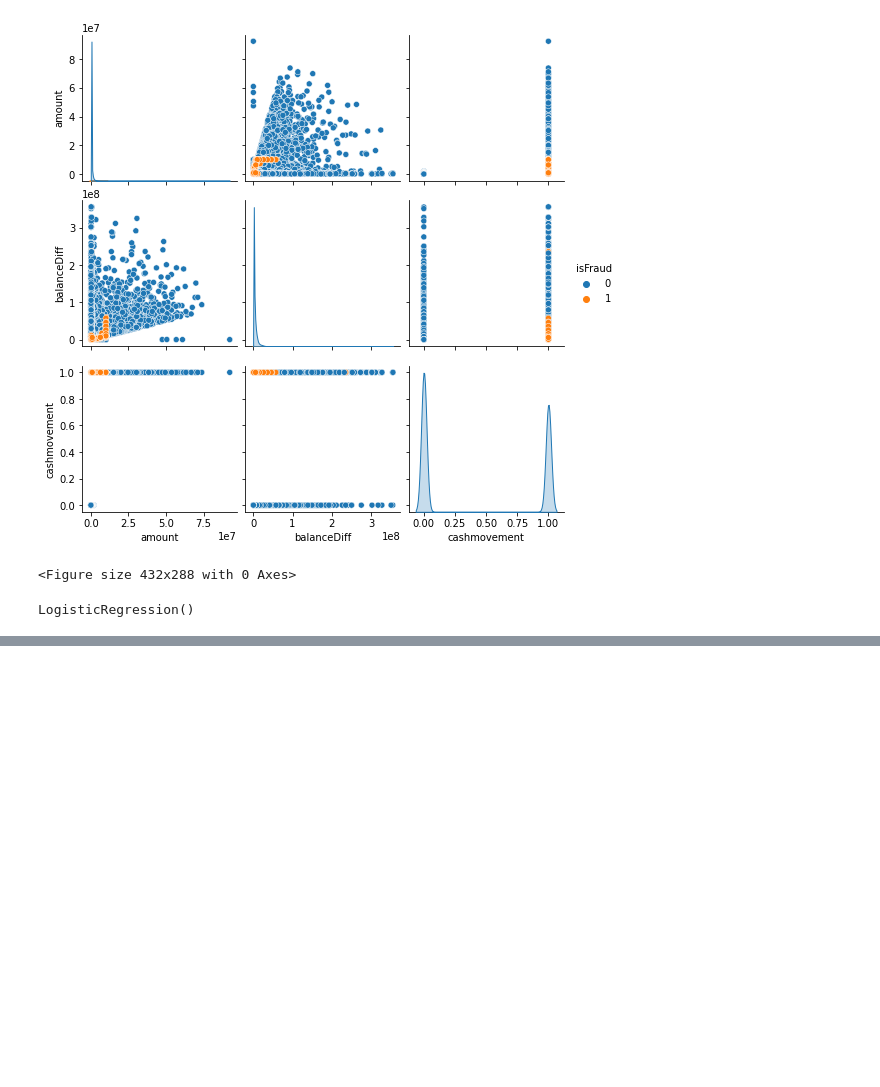
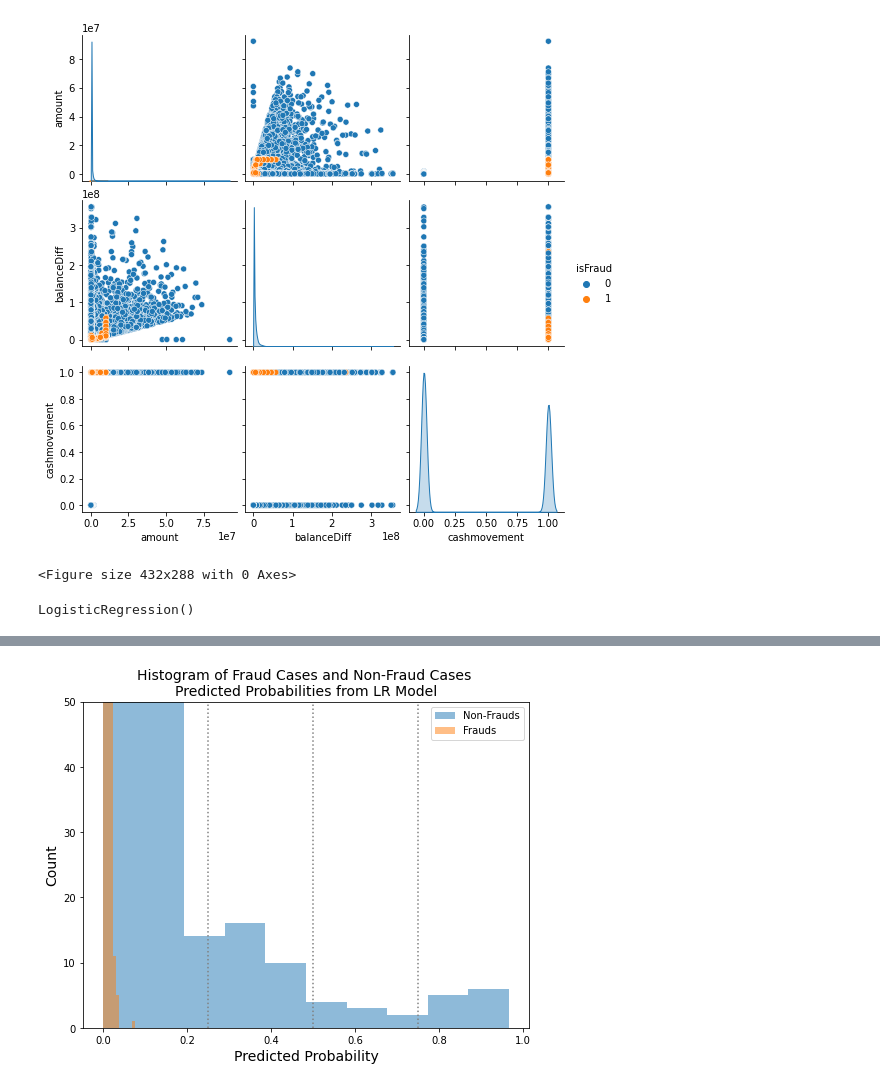
Before and after one commit to Alpacatony/Kaggle, a Jupyter notebook: fraud-detection-21-1-2023.ipynb, the cells around one changed output, grey strips where cells are left out. Cells and saved outputs as stored; diff of their text form; code cells hidden in the pictures; blank space fills up the shorter version.

Commit message:
Kaggle Notebook | Fraud Detection 21-1-2023 | Version 3 | Added Conclusion Histogram

```diff
--- a/fraud-detection-21-1-2023.ipynb
+++ b/fraud-detection-21-1-2023.ipynb
@@ -164,0 +165,17 @@ print(confusion_matrix(y_test, y_predict))
+# %%
+# Let's visually show the probability of finding frauds
+y_pred_prob = lr.predict_proba(X_test)
+plt.figure(figsize=(8,6))
+plt.hist(y_pred_prob[y_test==0,1], alpha=.5, label='Non-Frauds',)
+plt.hist(y_pred_prob[y_test==1,1], alpha=.5 , label='Frauds')
+plt.xlabel('Predicted Probability', fontsize=14)
+plt.ylabel('Count', fontsize=14)
+plt.plot([.25, .25],[0,50],color='grey', linestyle=':')
+plt.plot([.5, .5],[0,50],color='grey', linestyle=':')
+plt.plot([.75, .75],[0,50],color='grey', linestyle=':')
+plt.ylim([0,50])
+plt.legend()
+plt.title('Histogram of Fraud Cases and Non-Fraud Cases \nPredicted Probabilities from LR Model', fontsize=14)
+plt.show()
+# %% [output]
+[figure, added]
```
Also changed, not shown: parts of 4 cells of this notebook.
